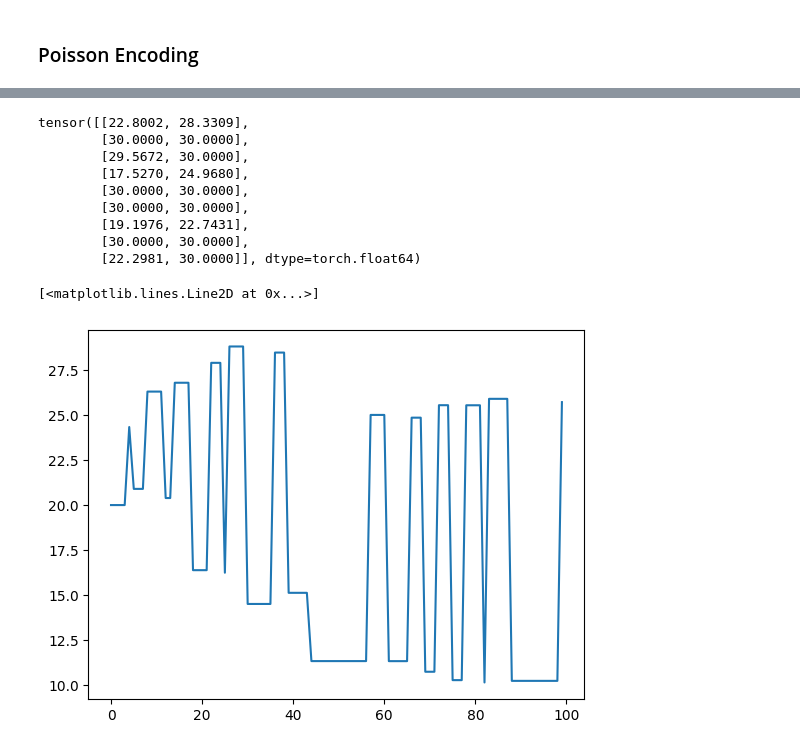
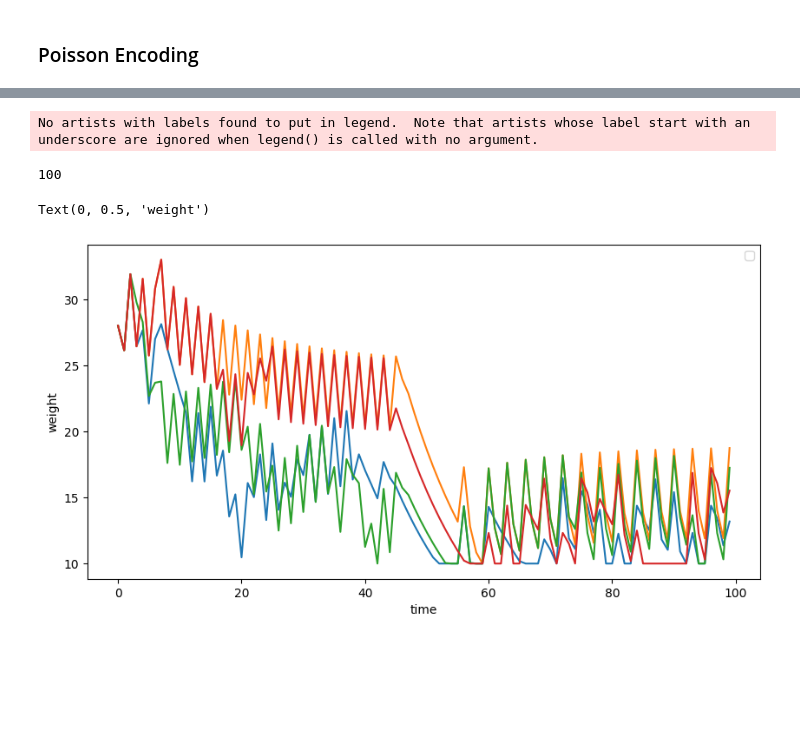
Before and after one commit to nrgsghanei2001/ComputationalNeuroScience, a Jupyter notebook: Encoding_and_Learning_STDP_RSTDP/main.ipynb, the cells around one changed output, grey strips where cells are left out. Drawn from its saved outputs; the diff is of its cells as text; code cells hidden in the pictures; blank space fills up the shorter version.

```diff
--- a/Encoding_and_Learning_STDP_RSTDP/main.ipynb
+++ b/Encoding_and_Learning_STDP_RSTDP/main.ipynb
@@ -267,19 +277,0 @@ NeuronGroup['inp_NG1', 'NeuronGroup', 'ng'](9){7:InputPattern(pattern=tensor([[0
-# %%
-net1 = net["W", 0][40]
-column1 = []  # First column
-column2 = []  # First column
-for i in range(net1.shape[0]):
-    column1.append(net1[i][0].item())
-    column2.append(net1[i][1].item())
-# column2 = matrix[:, 1]  # Second column
-print(column1, column2)
-# Calculate dot product
-dot_product = np.dot(column1, column2)
-print(dot_product)
-# Calculate magnitudes
-magnitude1 = np.linalg.norm(column1)
-magnitude2 = np.linalg.norm(column2)
-print(magnitude1, magnitude2)
-# Calculate cosine similarity
-cosine_similarity = dot_product / (magnitude1 * magnitude2)
-print(cosine_similarity)
@@ -291,35 +350,44 @@ print(cosine_similarity)
 # %%
-print(net["W", 0][-1])
+# print(net["W", 0][-1])
 vars1 = []
 vars2 = []
+time = [i for i in range(100)]
+for i in range(9):
+    x = []
+    y = []
+    for j in range(100):
+        x.append(net["W", 0][j][i][0])
+        y.append(net["W", 0][j][i][1])
+    vars1.append(x)
+    vars2.append(y)
 
-for i in range(100):
-    sum1 = 0
-    sum2 = 0
-    for j in range(9):
-        sum1 += net["W", 0][i][j][1]
-        sum2 += net["W", 0][i][j][0]
-    vars1.append(sum1/9)
-    vars2.append(sum2/9)
+print(len(vars1[0]))
+plt.figure(figsize=(10, 5))
+for i in range(4):
 
-time = [i for i in range(100)]
+    # plt.plot(time, vars2[i], label=f"w{i}")
+    plt.plot(time, vars1[i])
+    # plt.plot(time, vars2[i])
+    # sum1 = 0
+    # sum2 = 0
+    # for j in range(18):
+    #     sum1 += net["W", 0][i][j][1]
+    #     sum2 += net["W", 0][i][j][0]
+    # vars1.append(sum1/2500)
+    # vars2.append(sum2/2500)
+plt.legend()
+plt.xlabel("time")
+plt.ylabel("weight")
 # plt.plot(time, vars1)
-plt.plot(time, vars2)
+# plt.plot(time, vars2)
 # # plt.plot(vars2, label="exc2")
 # # plt.plot(vars3, label="inh")
 # plt.xlabel("time")
 # plt.ylabel("v")
 # plt.legend()
 # plt.show()
 # %% [output]
-tensor([[22.8002, 28.3309],
-        [30.0000, 30.0000],
-        [29.5672, 30.0000],
-        [17.5270, 24.9680],
-        [30.0000, 30.0000],
-        [30.0000, 30.0000],
-        [19.1976, 22.7431],
-        [30.0000, 30.0000],
-        [22.2981, 30.0000]], dtype=torch.float64)
+No artists with labels found to put in legend.  Note that artists whose label start with an underscore are ignored when legend() is called with no argument.
-[<matplotlib.lines.Line2D at 0x...>]
+100
+Text(0, 0.5, 'weight')
-[figure, old version]
+[figure, new version]
```
Also changed, not shown: parts of 16 cells of this notebook, 4 other files.
